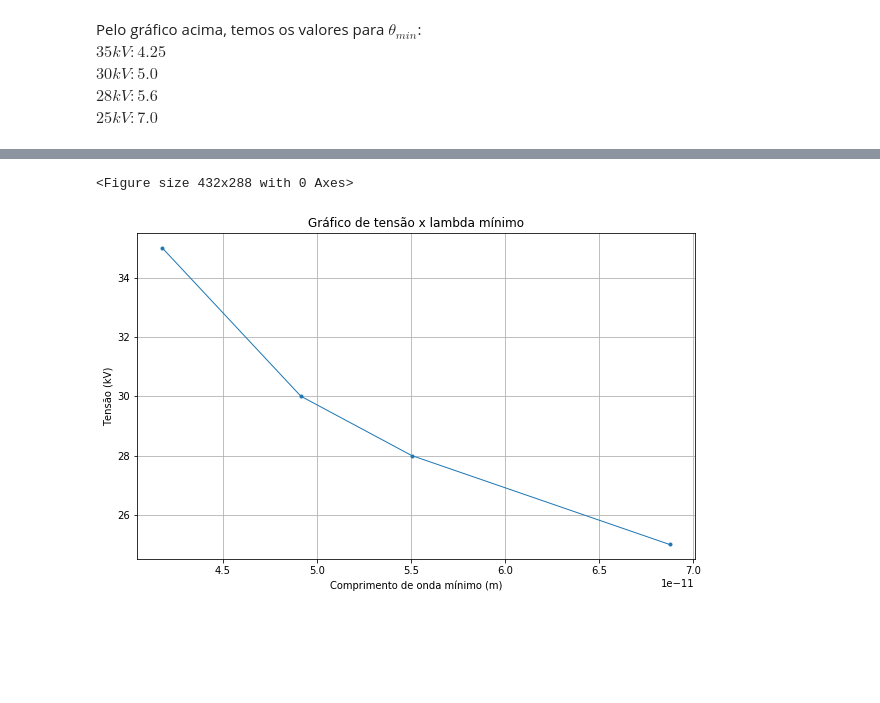
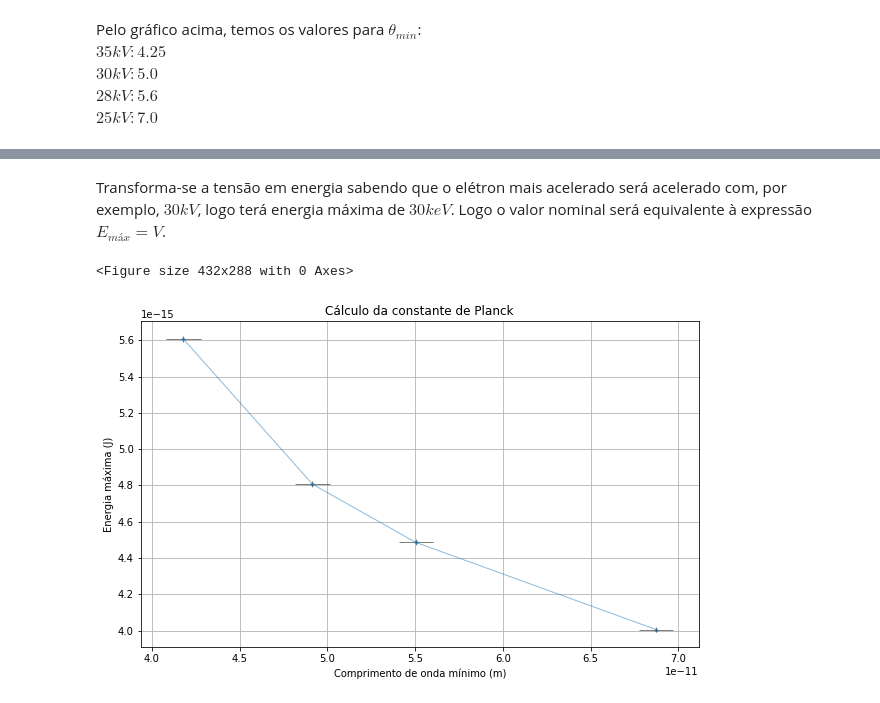
Before and after one commit to leonardovaladao/QuantumLab, a Jupyter notebook: 3. RaioX/Análise.ipynb, the cells around one changed output, grey strips where cells are left out. Drawn from its saved outputs; the diff is of its cells as text; code cells hidden in the pictures; blank space fills up the shorter version.

```diff
--- a/3. RaioX/Análise.ipynb
+++ b/3. RaioX/Análise.ipynb
@@ -253,0 +297,12 @@ $25kV: 7.0$ <br>
+# %%
+# Calcular lambda_min e estabelecer energia máxima
+angs = [4.25, 5, 5.6, 7]
+l = [(2*d*np.sin(teta*(np.pi/180))) for teta in angs]
+v = [35,30,28,25]
+# %%
+# Incerteza
+iang = np.ones(4)/10
+
+inc_l = [lam * (ia*(np.pi/180)/np.tan(a*(np.pi/180)))
+         for lam,ia,a in zip(l, iang, angs)]
+inc_v = np.ones(4)/10
@@ -254,22 +332,29 @@ $25kV: 7.0$ <br>
+# %% [markdown]
+Transforma-se a tensão em energia sabendo que o elétron mais acelerado será acelerado com, por exemplo, $30kV$, logo terá energia máxima de $30keV$. Logo o valor nominal será equivalente à expressão $E_{máx} = V$.
+# %%
+em = [i*1e3*1.6022e-19 for i in v] # Tirar o kilo e passar pra J
+
+# Incerteza
+inc_em = list(inc_v*1e3*1.6022e-19)
 # %%
-# Calcular lambda_min e estabelecer energia máxima
-l = [(2*d*np.sin(teta*(np.pi/180))) for teta in [4.25, 5, 5.6, 7]]
-em = [35,30,28,25]
-#em = [(1*h*c)/(2*d*np.sin(teta*(np.pi/180))) for teta in [4.25, 5, 5.6, 7]]
+# Gráfico de Energia x Comprimento de onda
 
 fig = plt.gcf()
 plt.figure(figsize=(10,6))
 
-plt.plot(l, em,
-        marker='.', lw=1)
+plt.errorbar(l, em,
+             xerr = inc_l,
+             yerr = inc_em,
+             ecolor='black',
+        marker='.', lw=1, alpha=0.5)
 
-plt.title('Gráfico de tensão x lambda mínimo')
+plt.title('Cálculo da constante de Planck')
 plt.xlabel('Comprimento de onda mínimo (m)')
-plt.ylabel('Tensão (kV)')
+plt.ylabel('Energia máxima (J)')
 plt.grid()
 
 plt.show()
 fig.savefig('fig3.png', bbox_inches='tight')
 # %% [output]
 <Figure size 432x288 with 0 Axes>
-[figure, old version]
+[figure, new version]
```
Also changed, not shown: parts of 18 cells of this notebook.
